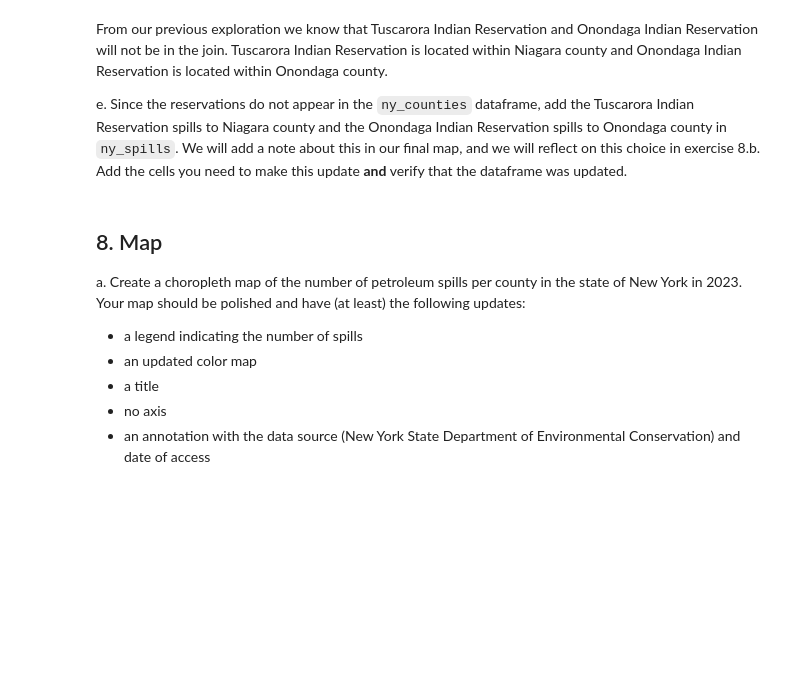
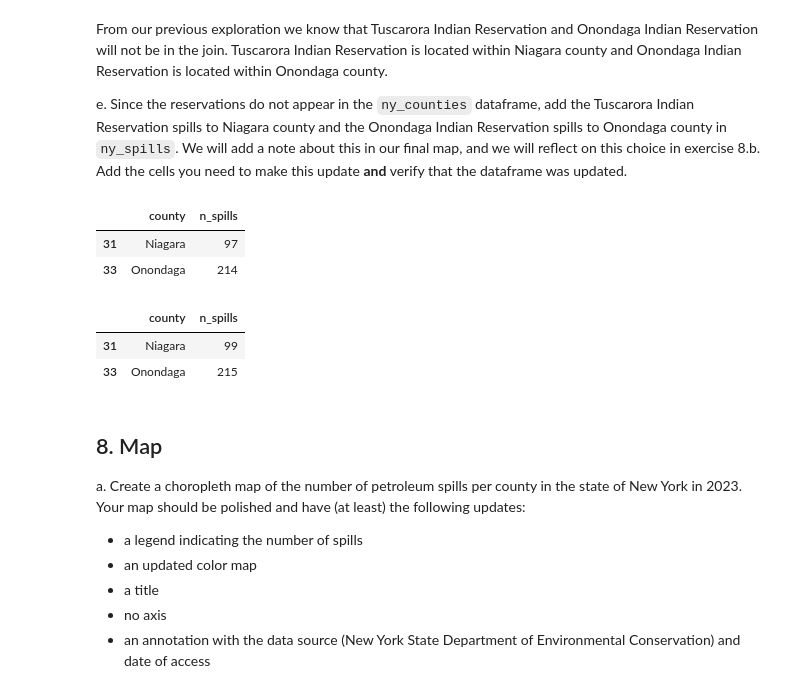
Before and after one commit to kailani-boop/eds220-hwk3, a Jupyter notebook: hwk3-task2-spills.ipynb, the cells around one changed output. Saved outputs shown, nothing was run; the diff lists cells and outputs as text; code cells hidden in the pictures; blank space fills up the shorter version.

```diff
--- a/hwk3-task2-spills.ipynb
+++ b/hwk3-task2-spills.ipynb
@@ -626,3 +646,11 @@ _Type your answer here, replacing this text._
 From our previous exploration we know that Tuscarora Indian Reservation and Onondaga Indian Reservation will not be in the join. Tuscarora Indian Reservation is located within Niagara county and Onondaga Indian Reservation is located within Onondaga county.
 
 e. Since the reservations do not appear in the `ny_counties` dataframe, add the Tuscarora Indian Reservation spills to Niagara county and the Onondaga Indian Reservation spills to Onondaga county in `ny_spills`. We will add a note about this in our final map, and we will reflect on this choice in exercise 8.b. Add the cells you need to make this update **and** verify that the dataframe was updated.
+# %%
+# e. Save the before values so we can verify the update
+before = ny_spills.loc[ny_spills['county'].isin(['Niagara', 'Onondaga']), ['county', 'n_spills']]
+before
+# %% [output]
+|  | county | n_spills |
+| 31 | Niagara | 97 |
+| 33 | Onondaga | 214 |
@@ -629,3 +665,11 @@ e. Since the reservations do not appear in the `ny_counties` dataframe, add the
+# %%
+# Verify the update
+after = ny_spills.loc[ny_spills['county'].isin(['Niagara', 'Onondaga']), ['county', 'n_spills']]
+after
+# %% [output]
+|  | county | n_spills |
+| 31 | Niagara | 99 |
+| 33 | Onondaga | 215 |
 # %% [markdown]
 ## 8. Map
 a. Create a choropleth map of the number of petroleum spills per county in the state of New York in 2023.
```
Also changed, not shown: parts of 15 cells of this notebook.
